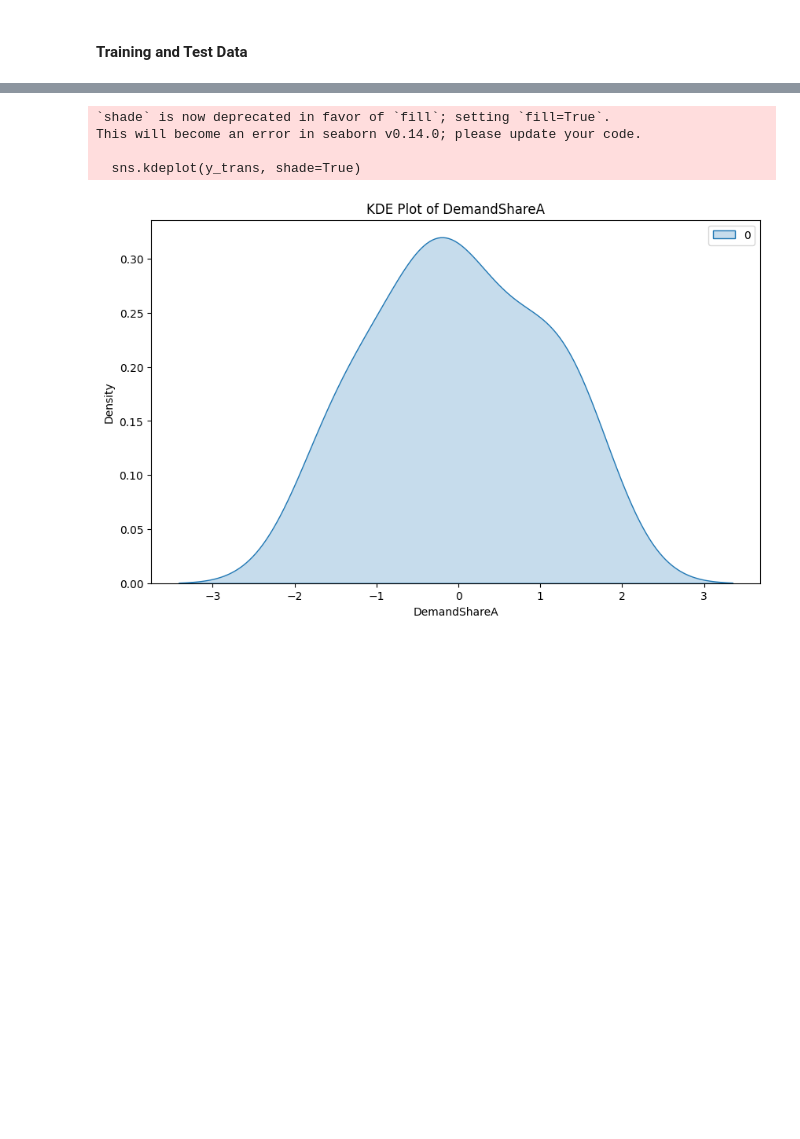
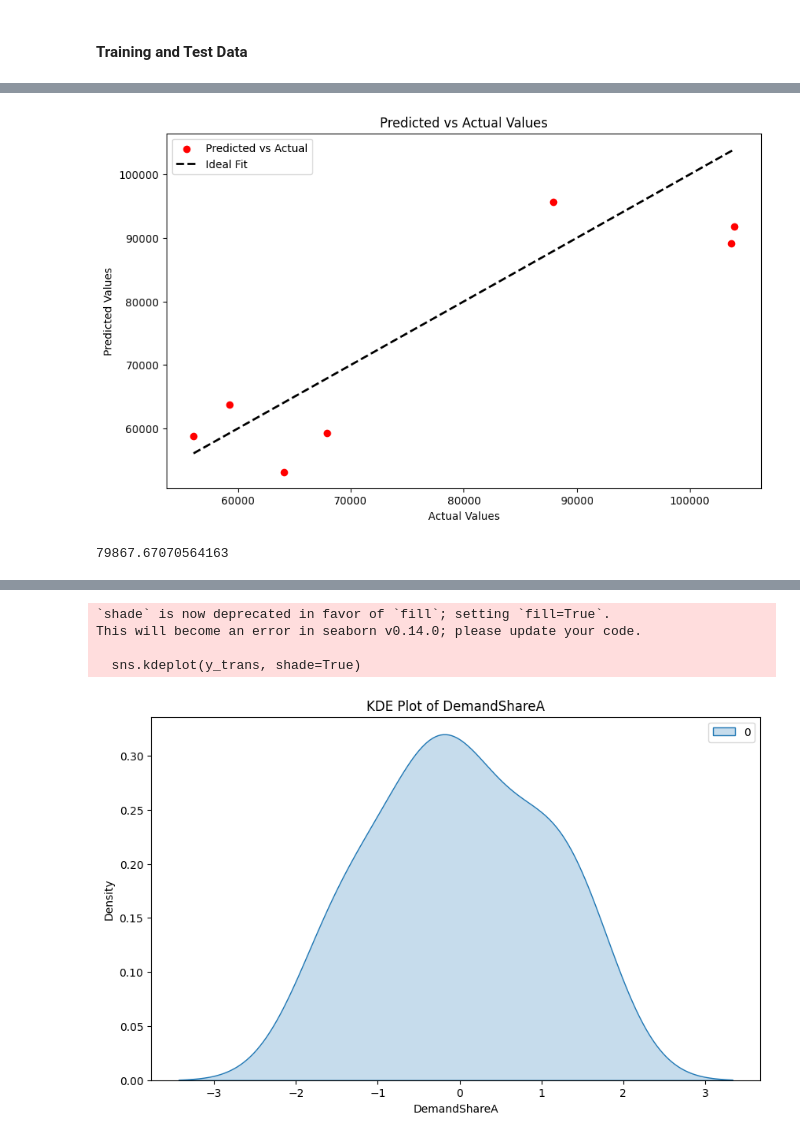
Before and after one commit to SpaceMercury/LauzHawkathon, a Jupyter notebook: notebooks/Model_exploration_nastia.ipynb, the cells around one changed output, grey strips where cells are left out. Cells and saved outputs as stored; diff of their text form; code cells hidden in the pictures; blank space fills up the shorter version.

```diff
--- a/notebooks/Model_exploration_nastia.ipynb
+++ b/notebooks/Model_exploration_nastia.ipynb
@@ -68,3 +161,28 @@ plt.show()
+# %%
+pred_values_test= pipeline.predict(X_test)
+
+y_test = pow.inverse_transform(y_test)
+pred_test = pow.inverse_transform(pred_values_test)
+# %%
+# Create a scatter plot
+plt.figure(figsize=(10, 6))
+plt.scatter(y_test, pred_test, color='red', label='Predicted vs Actual')
+plt.plot([y_test.min(), y_test.max()], [y_test.min(), y_test.max()], 'k--', lw=2, label='Ideal Fit')
+plt.xlabel('Actual Values')
+plt.ylabel('Predicted Values')
+plt.title('Predicted vs Actual Values')
+plt.legend()
+plt.show()
+# %% [output]
+[figure, added]
+# %%
+from sklearn.metrics import root_mean_squared_error
+
+rmse=root_mean_squared_error(y_test, pred_values_test)
+
+rmse
+# %% [output]
+79867.67070564163
 # %%
 from sklearn.preprocessing import PowerTransformer
 
```
Also changed, not shown: parts of 42 cells of this notebook, 2 other files.
